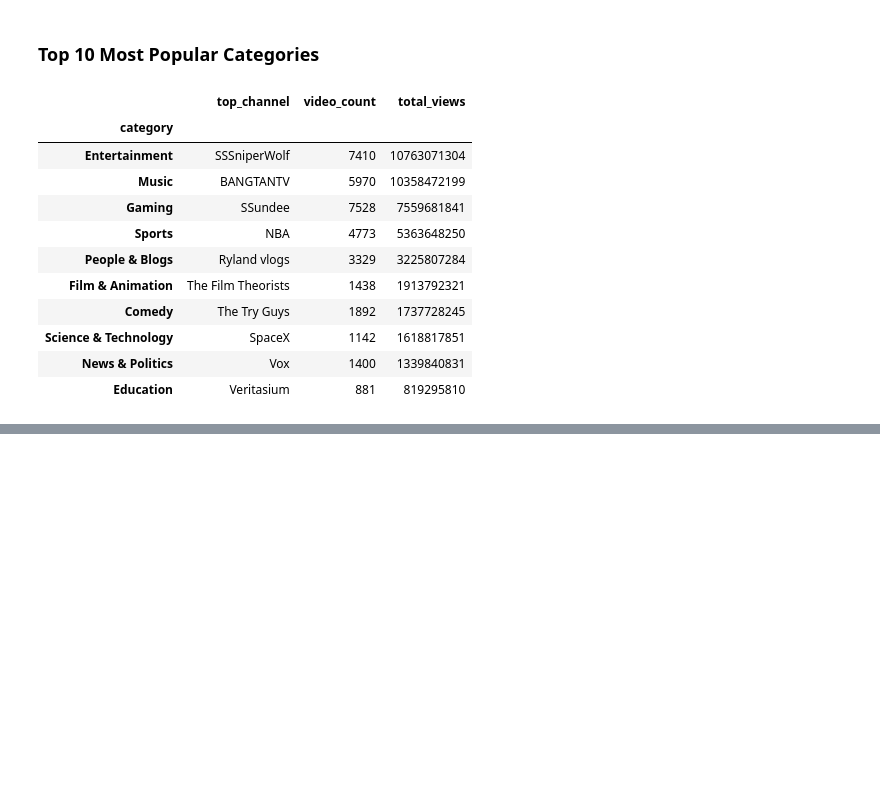
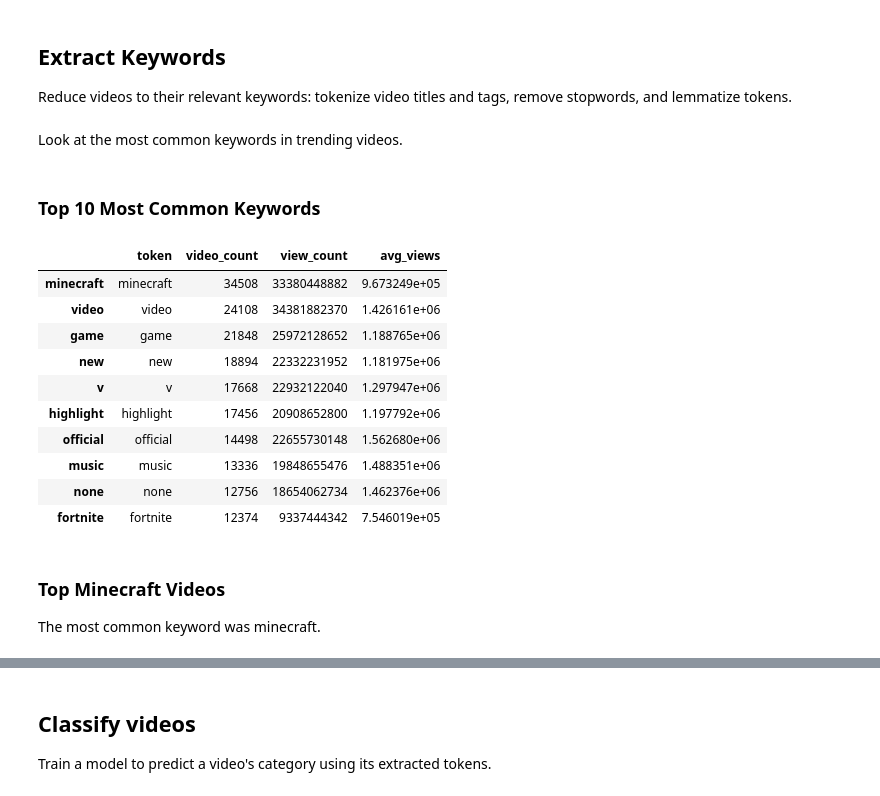
Before and after one commit to elddc/youtube-trending-analysis, a Jupyter notebook: Youtube Video Analysis.ipynb, the cells around one changed output, grey strips where cells are left out. Drawn from its saved outputs; the diff is of its cells as text; code cells hidden in the pictures; blank space fills up the shorter version.

```diff
--- a/Youtube Video Analysis.ipynb
+++ b/Youtube Video Analysis.ipynb
@@ -90,21 +157,0 @@ display(channels.head(10))
-# %%
-# get popular categories
-categories = data.groupby('category').agg(top_channel=('channel_title', lambda x: x.mode()[0]), video_count=('title', 'count'), total_views=('view_count', 'sum'))
-categories.sort_values('total_views', ascending=False, inplace=True)
-
-display(Markdown('### Top 10 Most Popular Categories'))
-display(categories.head(10))
-# %% [output]
-### Top 10 Most Popular Categories
-|  | top_channel | video_count | total_views |
-| category |  |  |  |
-| Entertainment | SSSniperWolf | 7410 | 10763071304 |
-| Music | BANGTANTV | 5970 | 10358472199 |
-| Gaming | SSundee | 7528 | 7559681841 |
-| Sports | NBA | 4773 | 5363648250 |
-| People & Blogs | Ryland vlogs | 3329 | 3225807284 |
-| Film & Animation | The Film Theorists | 1438 | 1913792321 |
-| Comedy | The Try Guys | 1892 | 1737728245 |
-| Science & Technology | SpaceX | 1142 | 1618817851 |
-| News & Politics | Vox | 1400 | 1339840831 |
-| Education | Veritasium | 881 | 819295810 |
@@ -119,7 +158,19 @@ token_freq.set_index('token')
+# %% [markdown]
+## Extract Keywords
+Reduce videos to their relevant keywords: tokenize video titles and tags, remove stopwords, and lemmatize tokens.
 # %%
-# return list of tokens, and track number of times each token appears
-def analyze_tokens(title):
-    tokens = wordpunct_tokenize(title.lower().replace('"', ''))
+# setup
+wnl = WordNetLemmatizer()
+punct = set(string.punctuation)
+to_remove = set(stopwords.words('english')) | punct | set(['–', '—', '...'])
+
+token_freq = pd.DataFrame(columns=['token', 'video_count', 'view_count'])
+token_freq.set_index('token')
+
+# return list of tokens, and frequency/total views for each token
+def analyze_tokens(to_tokenize_views):
+    to_tokenize, views = to_tokenize_views
+    tokens = wordpunct_tokenize(to_tokenize.lower().replace('"', ''))
     cleaned = set()
 
     for t in tokens:
@@ -132,9 +183,10 @@ def analyze_tokens(title):
 
         # track number of times each token appears
         if t in token_freq.token:
-            token_freq.loc[t, 'frequency'] += 1
+            token_freq.loc[t, 'video_count'] += 1
+            token_freq.loc[t, 'view_count'] += views
         else:
-            token_freq.loc[t] = [t, 1]
+            token_freq.loc[t] = [t, 1, views]
 
         # add to output list of tokens
         cleaned.add(t)
@@ -147,2 +199,31 @@ x = data.title + ' ' + data.tags
 transformer = CountVectorizer(analyzer=analyze_tokens).fit(x)
 x = transformer.transform(x)
+# %% [markdown]
+Look at the most common keywords in trending videos.
+# %%
+# add a column for average views per video
+token_freq['avg_views'] = token_freq.view_count / token_freq.video_count
+
+# explore common keywords
+token_freq.sort_values('video_count', ascending=False, inplace=True)
+display(Markdown('### Top 10 Most Common Keywords'))
+display(token_freq.head(10))
+
+# get videos with most common keyword
+display(Markdown(f'### Top {token_freq.token[0].capitalize()} Videos\nThe most common keyword was {token_freq.token[0]}.'))
+display(data[[(token_freq.token[0] in title) for title in data.title]].head())
+# %% [output]
+### Top 10 Most Common Keywords
+|  | token | video_count | view_count | avg_views |
+| minecraft | minecraft | 34508 | 33380448882 | 9.673249e+05 |
+| video | video | 24108 | 34381882370 | 1.426161e+06 |
+| game | game | 21848 | 25972128652 | 1.188765e+06 |
+| new | new | 18894 | 22332231952 | 1.181975e+06 |
+| v | v | 17668 | 22932122040 | 1.297947e+06 |
+| highlight | highlight | 17456 | 20908652800 | 1.197792e+06 |
+| official | official | 14498 | 22655730148 | 1.562680e+06 |
+| music | music | 13336 | 19848655476 | 1.488351e+06 |
+| none | none | 12756 | 18654062734 | 1.462376e+06 |
+| fortnite | fortnite | 12374 | 9337444342 | 7.546019e+05 |
+### Top Minecraft Videos
+The most common keyword was minecraft.
@@ -149 +236,4 @@ x = transformer.transform(x)
+# %% [markdown]
+## Classify videos
+Train a model to predict a video's category using its extracted tokens.
 # %%
```
Also changed, not shown: parts of 18 cells of this notebook, 1 other file.
